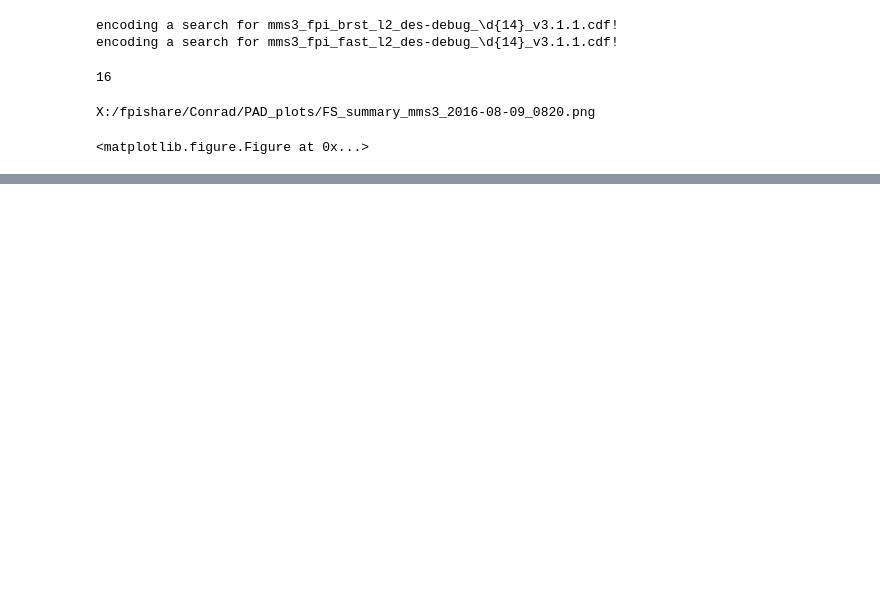
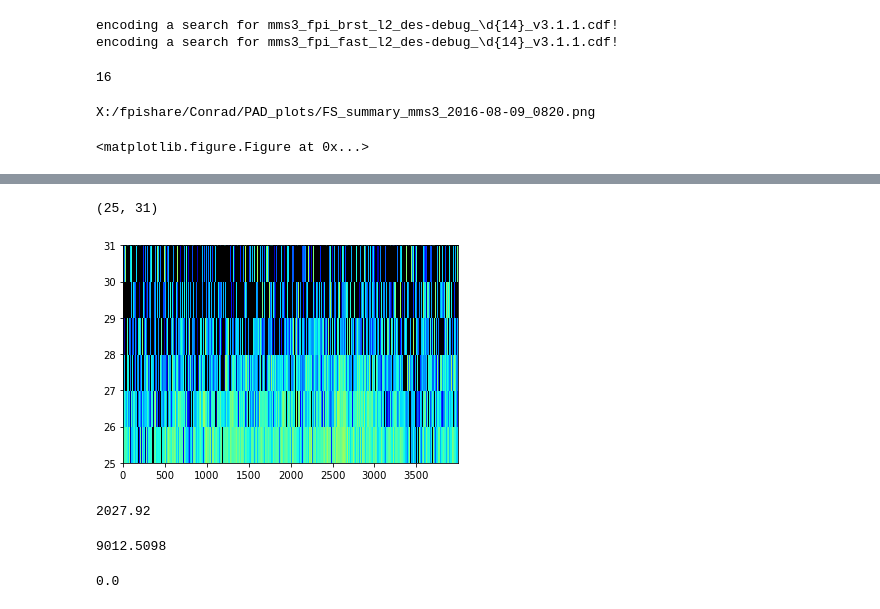
Before and after one commit to gravmath/PAD, a Jupyter notebook: Test New Framework.ipynb, the cells around one changed output, grey strips where cells are left out. Drawn from its saved outputs; the diff is of its cells as text; code cells hidden in the pictures; blank space fills up the shorter version.

```diff
--- a/Test New Framework.ipynb
+++ b/Test New Framework.ipynb
@@ -69,0 +105,14 @@ mms3_des_ugrid_int: CDF_REAL4 [3993, 32]
+# %%
+plt.pcolormesh(omni,cmap=cmap.jet)
+plt.ylim([25,31])
+# %% [output]
+(25, 31)
+[figure, added]
+# %%
+energies[21]
+# %% [output]
+2027.92
+# %%
+energies[27]
+# %% [output]
+9012.5098
@@ -69,0 +124,4 @@ mms3_des_ugrid_int: CDF_REAL4 [3993, 32]
+# %%
+np.min(ratio)
+# %% [output]
+0.0
```
Also changed, not shown: parts of 20 cells of this notebook, 1 other file.
